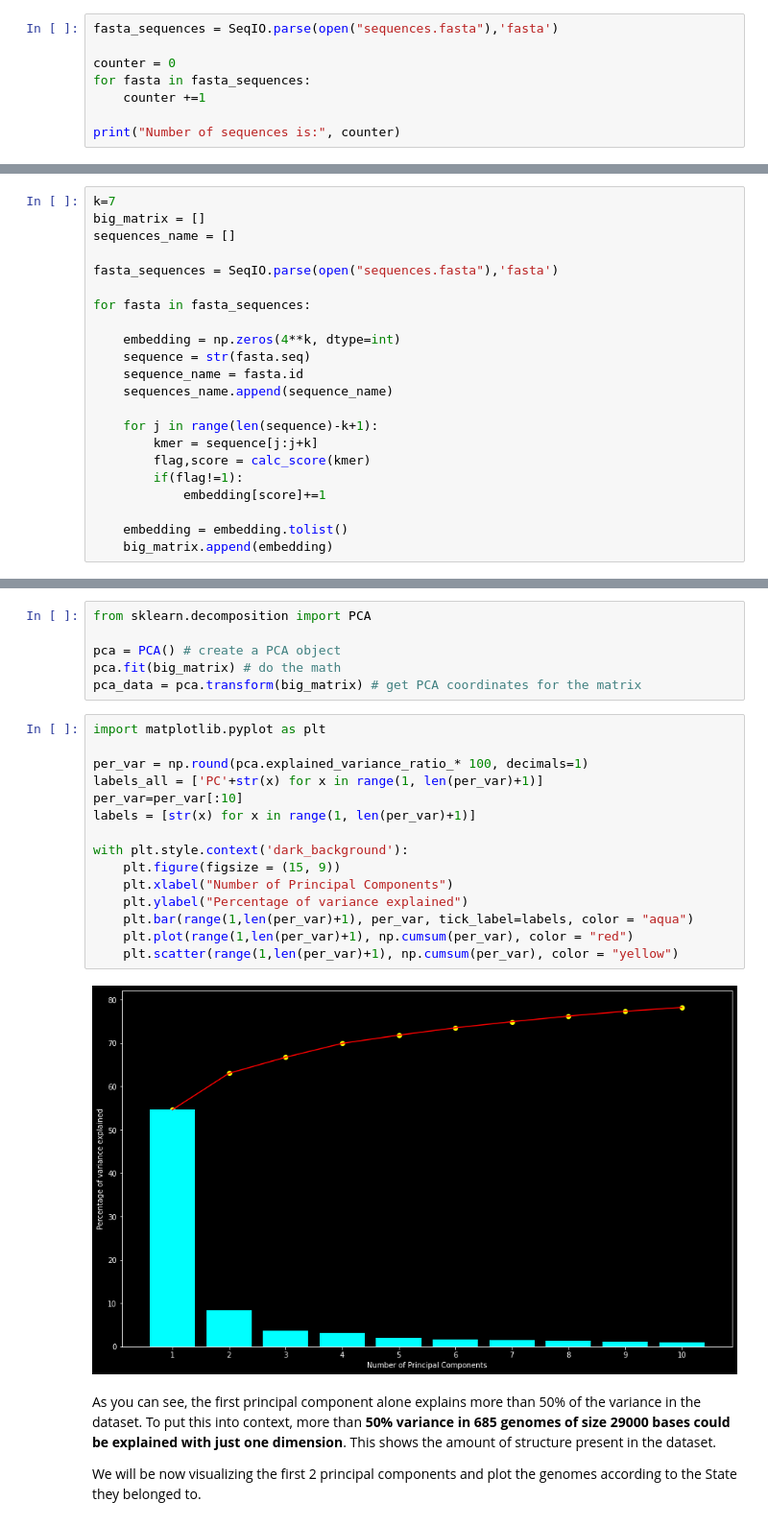
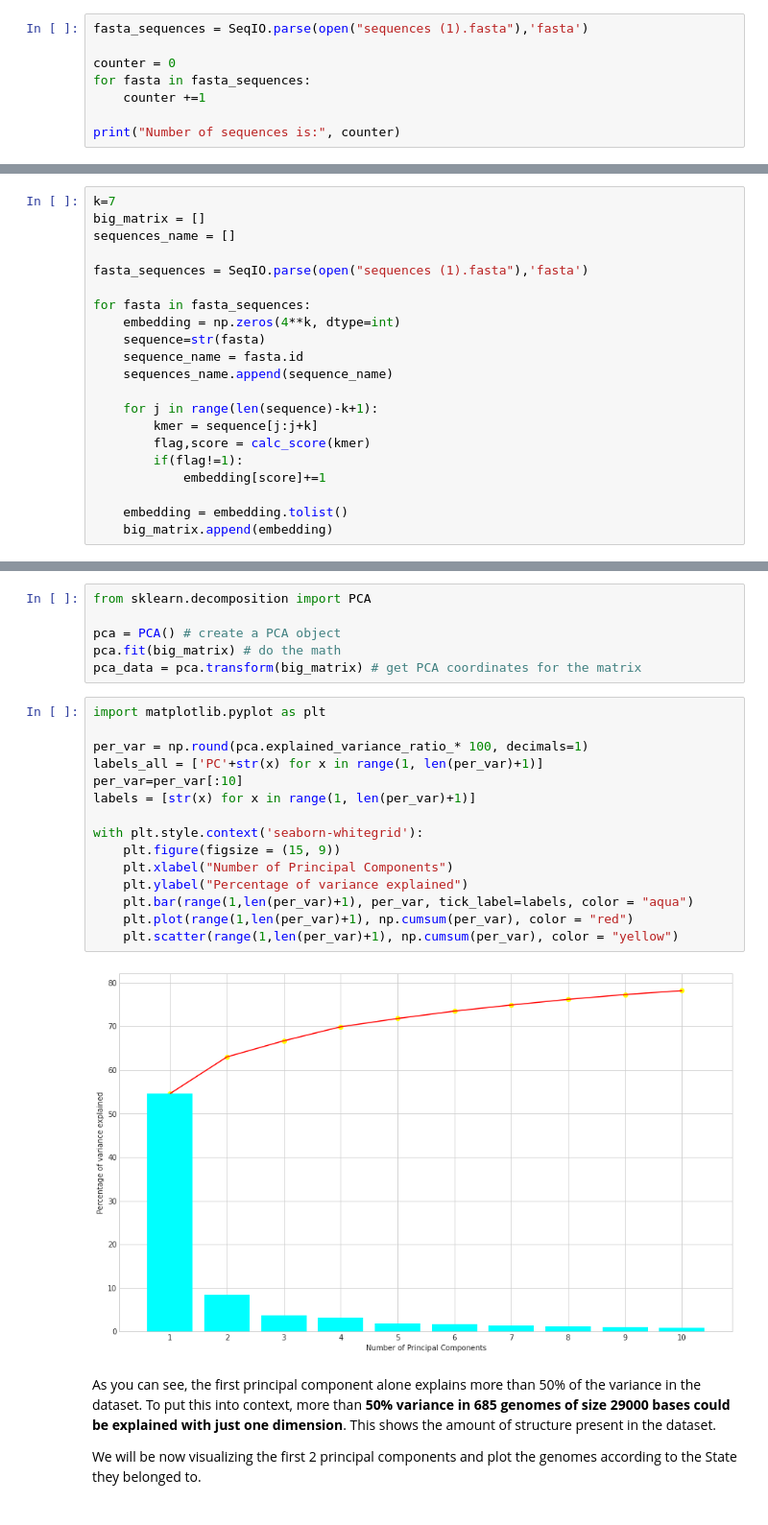
Before and after one commit to 2003DEE/DEEPAK_FMML, a Jupyter notebook: Project_Module2.ipynb, the cells around one changed output, grey strips where cells are left out. Shown at 96% size. Cells and saved outputs as stored; diff of their text form.

```diff
--- a/Project_Module2.ipynb
+++ b/Project_Module2.ipynb
@@ -58,7 +59,7 @@ data.tail()
 | 683 | hCoV-19/India/nimh-4376/2020|EPI_... | EPI_ISL_436140 | Asia / India / Karnataka | Karnataka | Human | Female | 52 | Asymptomatic | ... |
 | 684 | hCoV-19/India/nimh-4378/2020|EPI_... | EPI_ISL_436141 | Asia / India / Karnataka | Karnataka | Human | Female | 27 | Asymptomatic | ... |
 # %%
-fasta_sequences = SeqIO.parse(open("sequences.fasta"),'fasta')
+fasta_sequences = SeqIO.parse(open("sequences (1).fasta"),'fasta')
 
 counter = 0
 for fasta in fasta_sequences:
@@ -134,12 +135,11 @@ k=7
 big_matrix = []
 sequences_name = []
 
-fasta_sequences = SeqIO.parse(open("sequences.fasta"),'fasta')
+fasta_sequences = SeqIO.parse(open("sequences (1).fasta"),'fasta')
 
 for fasta in fasta_sequences:
-
     embedding = np.zeros(4**k, dtype=int)
-    sequence = str(fasta.seq)
+    sequence=str(fasta)
     sequence_name = fasta.id
     sequences_name.append(sequence_name)
 
@@ -176,20 +174,20 @@ pca_data = pca.transform(big_matrix) # get PCA coordinates for the matrix
 # %%
 import matplotlib.pyplot as plt
 
 per_var = np.round(pca.explained_variance_ratio_* 100, decimals=1)
 labels_all = ['PC'+str(x) for x in range(1, len(per_var)+1)]
 per_var=per_var[:10]
 labels = [str(x) for x in range(1, len(per_var)+1)]
 
-with plt.style.context('dark_background'):
+with plt.style.context('seaborn-whitegrid'):
     plt.figure(figsize = (15, 9))
     plt.xlabel("Number of Principal Components")
     plt.ylabel("Percentage of variance explained")
     plt.bar(range(1,len(per_var)+1), per_var, tick_label=labels, color = "aqua")
     plt.plot(range(1,len(per_var)+1), np.cumsum(per_var), color = "red")
     plt.scatter(range(1,len(per_var)+1), np.cumsum(per_var), color = "yellow")
 # %% [output]
-[figure, old version]
+[figure, new version]
 # %% [markdown]
 As you can see, the first principal component alone explains more than 50% of the variance in the dataset. To put this into context, more than **50% variance in 685 genomes of size 29000 bases could be explained with just one dimension**. This shows the amount of structure present in the dataset.
 
```
Also changed, not shown: parts of 12 cells of this notebook.
